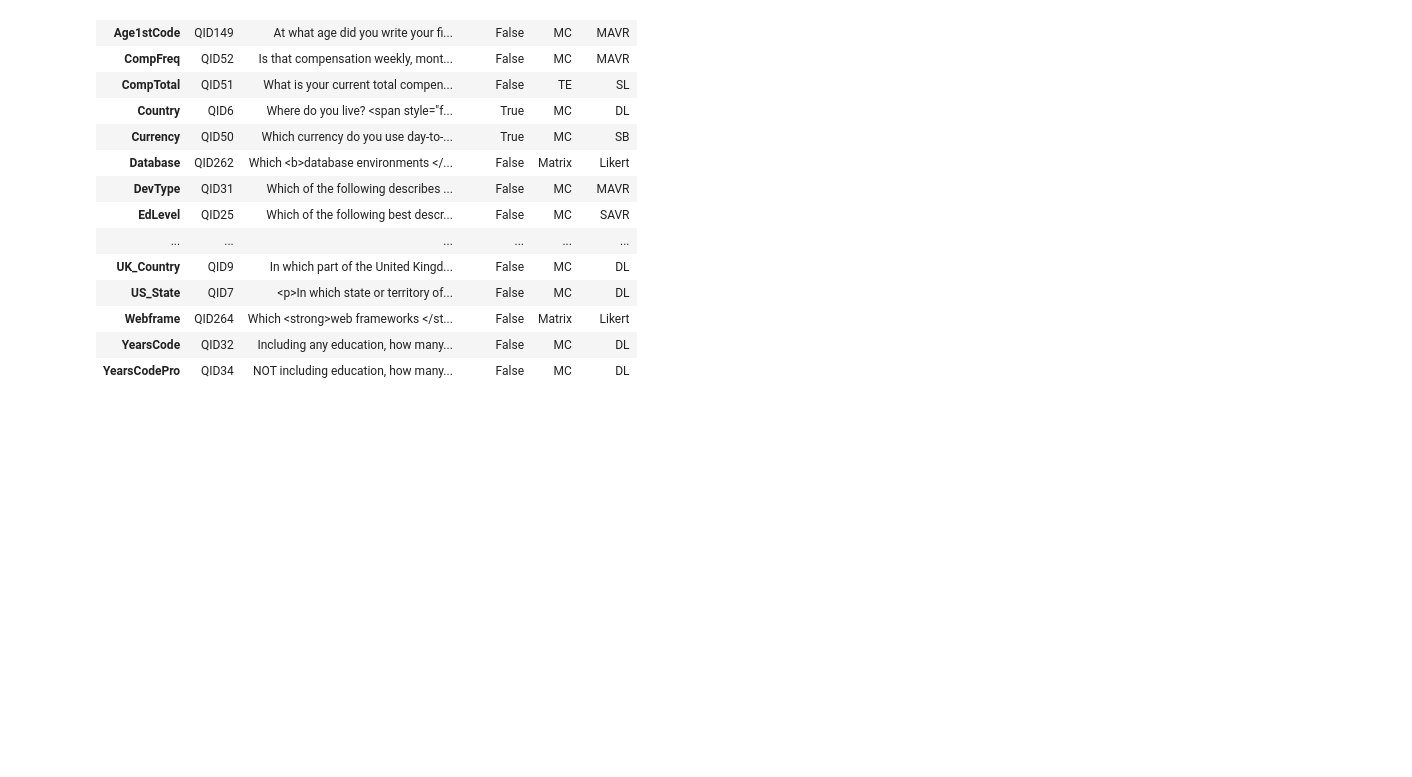
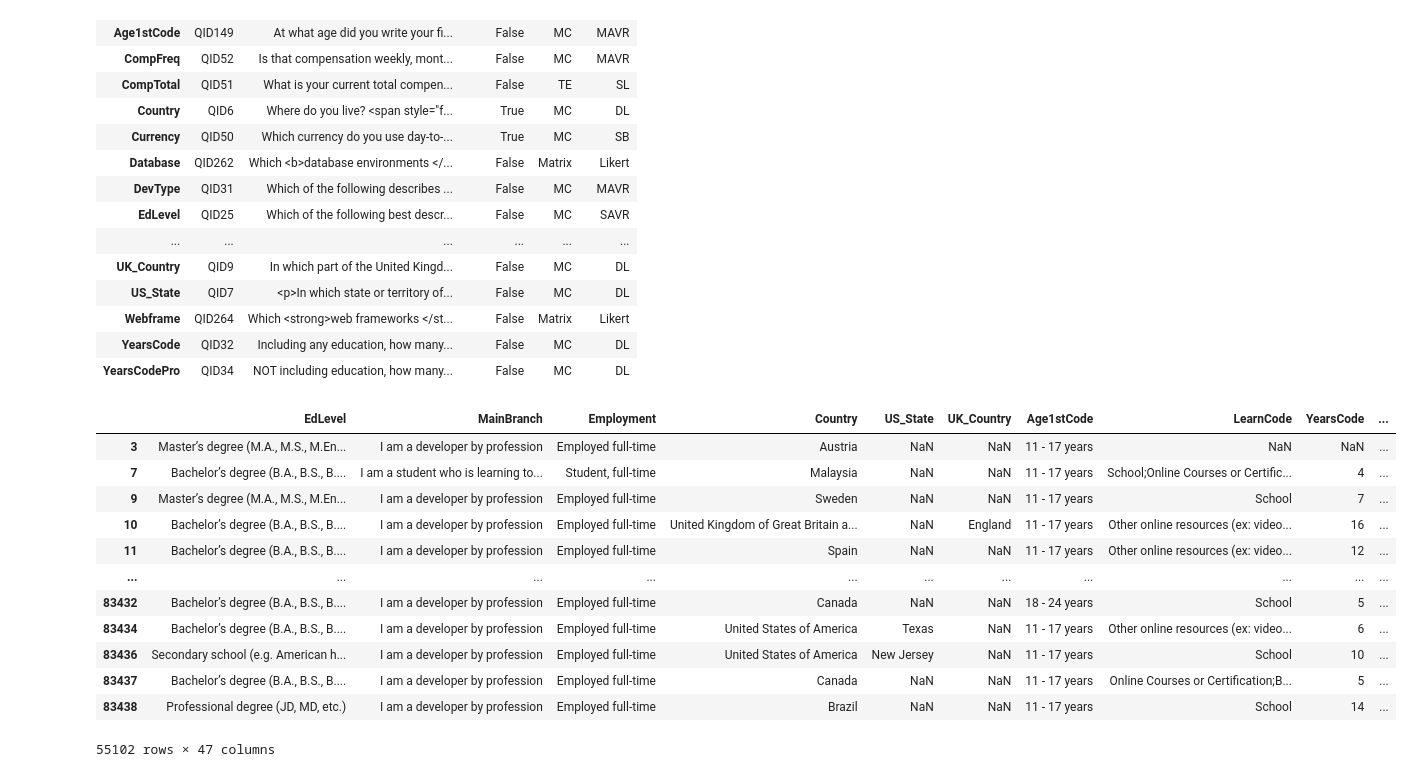
Before and after one commit to OwenWinters-git/PythonTutorialVideos, a Jupyter notebook: Corey Schafer Pandas Tutorial Videos.ipynb, the cells around one changed output. Cells and saved outputs as stored; diff of their text form; code cells hidden in the pictures; blank space fills up the shorter version.

```diff
--- a/Corey Schafer Pandas Tutorial Videos.ipynb
+++ b/Corey Schafer Pandas Tutorial Videos.ipynb
@@ -232,4 +233,21 @@ schema_df
 | YearsCode | QID32 | Including any education, how many... | False | MC | DL |
 | YearsCodePro | QID34 | NOT including education, how many... | False | MC | DL |
 # %%
-#start part 4 here
+filt = (df['Gender'] == 'Woman') | (df['Employment'] == 'Employed full-time')
+# %%
+df.loc[filt]
+#can put filter directly in here e.g. df[df['Gender'] == 'Woman']
+# %% [output]
+|  | EdLevel | MainBranch | Employment | Country | US_State | UK_Country | Age1stCode | LearnCode | YearsCode | ... |
+| 3 | Master’s degree (M.A., M.S., M.En... | I am a developer by profession | Employed full-time | Austria | NaN | NaN | 11 - 17 years | NaN | NaN | ... |
+| 7 | Bachelor’s degree (B.A., B.S., B.... | I am a student who is learning to... | Student, full-time | Malaysia | NaN | NaN | 11 - 17 years | School;Online Courses or Certific... | 4 | ... |
+| 9 | Master’s degree (M.A., M.S., M.En... | I am a developer by profession | Employed full-time | Sweden | NaN | NaN | 11 - 17 years | School | 7 | ... |
+| 10 | Bachelor’s degree (B.A., B.S., B.... | I am a developer by profession | Employed full-time | United Kingdom of Great Britain a... | NaN | England | 11 - 17 years | Other online resources (ex: video... | 16 | ... |
+| 11 | Bachelor’s degree (B.A., B.S., B.... | I am a developer by profession | Employed full-time | Spain | NaN | NaN | 11 - 17 years | Other online resources (ex: video... | 12 | ... |
+| ... | ... | ... | ... | ... | ... | ... | ... | ... | ... | ... |
+| 83432 | Bachelor’s degree (B.A., B.S., B.... | I am a developer by profession | Employed full-time | Canada | NaN | NaN | 18 - 24 years | School | 5 | ... |
+| 83434 | Bachelor’s degree (B.A., B.S., B.... | I am a developer by profession | Employed full-time | United States of America | Texas | NaN | 11 - 17 years | Other online resources (ex: video... | 6 | ... |
+| 83436 | Secondary school (e.g. American h... | I am a developer by profession | Employed full-time | United States of America | New Jersey | NaN | 11 - 17 years | School | 10 | ... |
+| 83437 | Bachelor’s degree (B.A., B.S., B.... | I am a developer by profession | Employed full-time | Canada | NaN | NaN | 11 - 17 years | Online Courses or Certification;B... | 5 | ... |
+| 83438 | Professional degree (JD, MD, etc.) | I am a developer by profession | Employed full-time | Brazil | NaN | NaN | 11 - 17 years | School | 14 | ... |
+55102 rows × 47 columns
```
Also changed, not shown: parts of 17 cells of this notebook.
